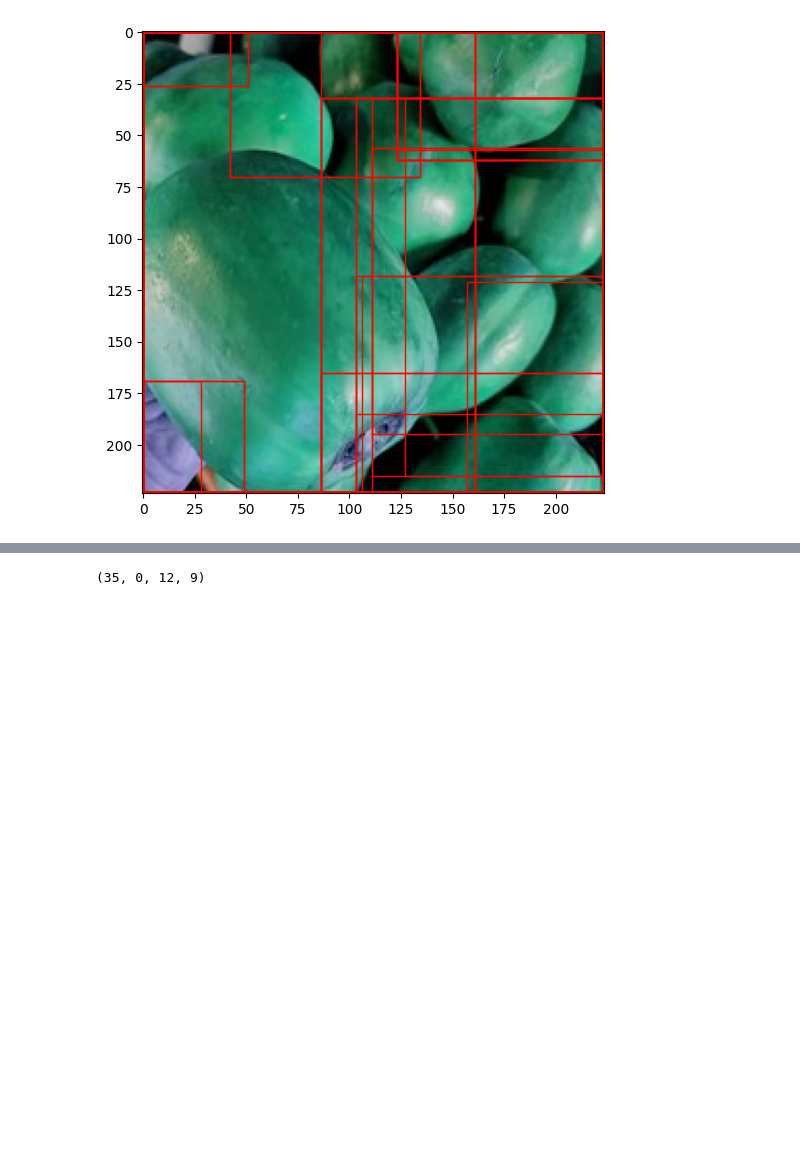
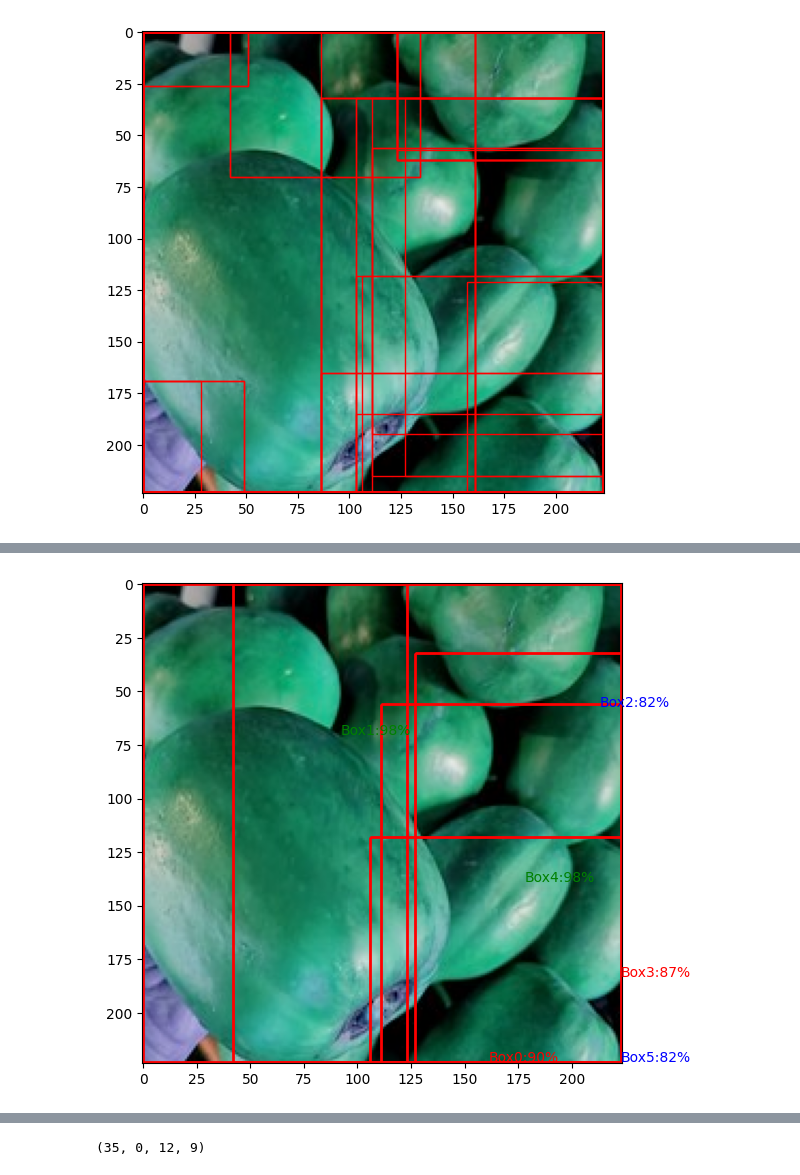
Before and after one commit to ArthurDercq/veggideas, a Jupyter notebook: notebooks/bounding_box.ipynb, the cells around one changed output, grey strips where cells are left out. Saved outputs shown, nothing was run; the diff lists cells and outputs as text; code cells hidden in the pictures; blank space fills up the shorter version.

```diff
--- a/notebooks/bounding_box.ipynb
+++ b/notebooks/bounding_box.ipynb
@@ -517,0 +528,59 @@ selective_search = selectivesearch.selective_search(image, scale=500, sigma=0.9,
+# %%
+import matplotlib.pyplot as plt
+import matplotlib.patches as patches
+
+image_path = '/Users/lieselvranckx/code/ArthurDercq/veggideas/raw_data/test/Papaya/1225.jpg'
+data_directory = '/Users/lieselvranckx/code/ArthurDercq/veggideas/raw_data/train'
+
+# Load the image
+image = cv2.imread(image_path)
+
+# draw emtpy figure
+fig = plt.figure()
+
+# define axis
+ax = fig.add_axes([0, 0, 1, 1])
+
+# plot image
+plt.imshow(image)
+
+# Perform selective search to generate candidate regions
+selective_search = selectivesearch.selective_search(image, scale=500, sigma=0.9, min_size=10)
+min_box_size = 1000
+
+boxes = []
+for region in selective_search[1]:
+    x, y, w, h = region['rect']
+    if w * h >= min_box_size:
+        boxes.append((x, y, x + w, y + h))  # Convert coordinates to integers
+
+rect_0 = patches.Rectangle(boxes[0], w, h, edgecolor='red', facecolor='none', linewidth=2)
+rect_1 = patches.Rectangle(boxes[1], w, h, edgecolor='red', facecolor='none', linewidth=2)
+rect_2 = patches.Rectangle(boxes[2], w, h, edgecolor='red', facecolor='none', linewidth=2)
+rect_3 = patches.Rectangle(boxes[3], w, h, edgecolor='red', facecolor='none', linewidth=2)
+rect_4 = patches.Rectangle(boxes[4], w, h, edgecolor='red', facecolor='none', linewidth=2)
+rect_5 = patches.Rectangle(boxes[5], w, h, edgecolor='red', facecolor='none', linewidth=2)
+rect_6 = patches.Rectangle(boxes[6], w, h, edgecolor='red', facecolor='none', linewidth=2)
+
+
+# add patch
+#dog
+ax.add_patch(rect_0)
+ax.text(boxes[0][2], boxes[0][3], 'Box0:90%', color='red')
+ax.add_patch(rect_1)
+ax.text(boxes[1][2], boxes[1][3], 'Box1:98%', color='green')
+ax.add_patch(rect_2)
+ax.text(boxes[2][2], boxes[2][3], 'Box2:82%', color='blue')
+
+#person
+ax.add_patch(rect_3)
+ax.text(boxes[3][2], boxes[3][3], 'Box3:87%', color='red')
+ax.add_patch(rect_4)
+ax.text(boxes[4][2], boxes[4][3], 'Box4:98%', color='green')
+ax.add_patch(rect_5)
+ax.text(boxes[5][2], boxes[5][3], 'Box5:82%', color='blue')
+
+# show figure
+plt.show()
+# %% [output]
+[figure, added]
```
Also changed, not shown: parts of 15 cells of this notebook.
